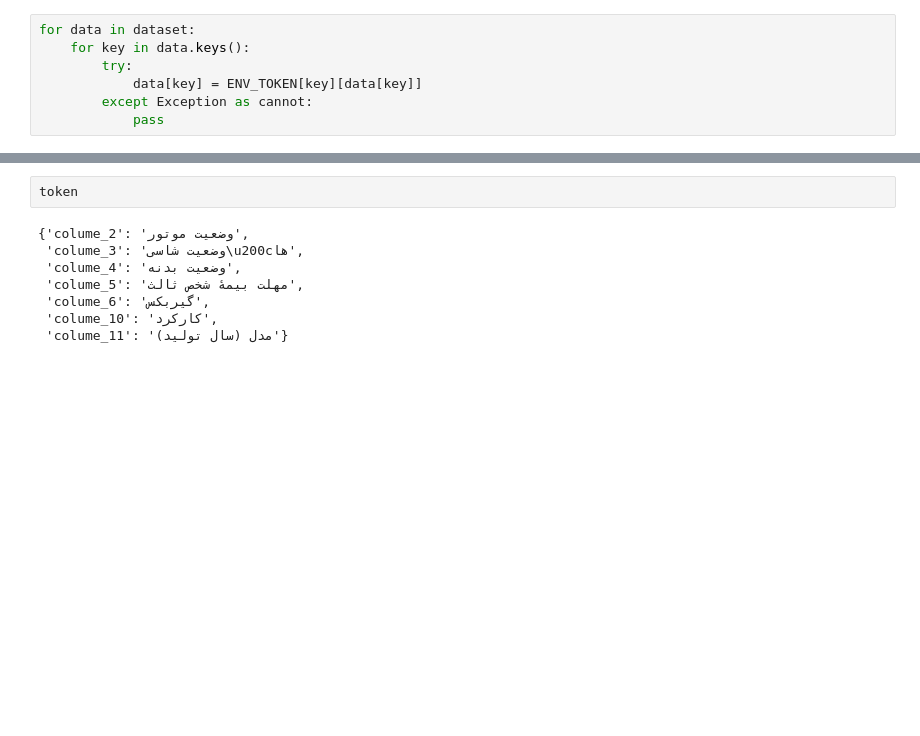
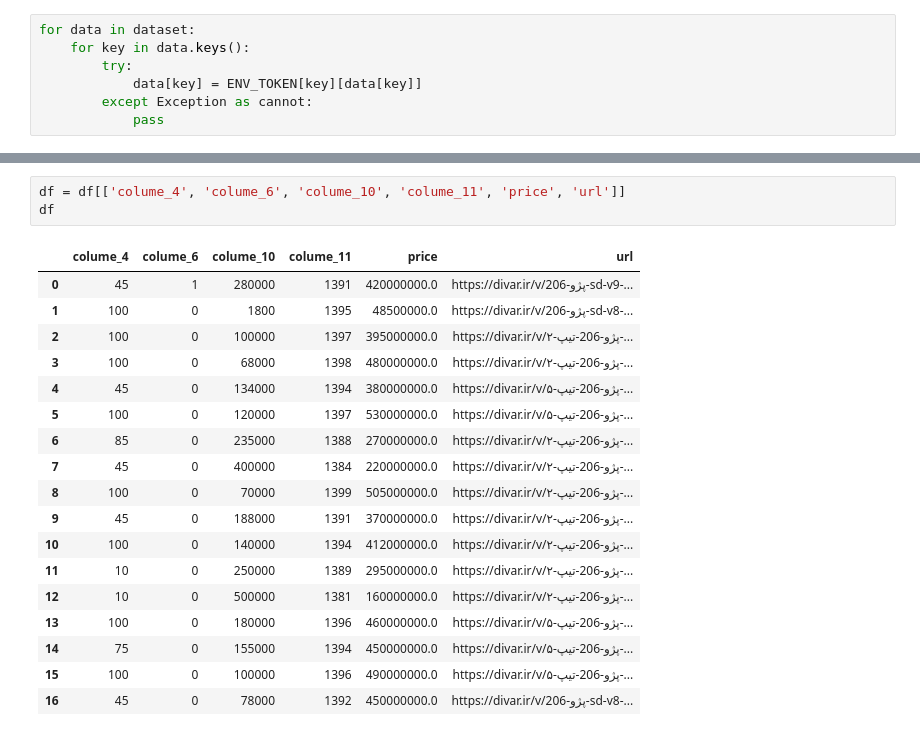
Before and after one commit to AmirRezaFarokhy/ML_Divar_BuyCar, a Jupyter notebook: main_ipy.ipynb, the cells around one changed output, grey strips where cells are left out. Cells and saved outputs as stored; diff of their text form; blank space fills up the shorter version.

```diff
--- a/main_ipy.ipynb
+++ b/main_ipy.ipynb
@@ -156,10 +200,22 @@ for col in df.columns:
-# %%
-token
-# %% [output]
-{'colume_2': 'وضعیت موتور',
- 'colume_3': 'وضعیت شاسی\u200cها',
- 'colume_4': 'وضعیت بدنه',
- 'colume_5': 'مهلت بیمهٔ شخص ثالث',
- 'colume_6': 'گیربکس',
- 'colume_10': 'کارکرد',
- 'colume_11': 'مدل (سال تولید)'}
+# %%
+df = df[['colume_4', 'colume_6', 'colume_10', 'colume_11', 'price', 'url']]
+df
+# %% [output]
+|  | colume_4 | colume_6 | colume_10 | colume_11 | price | url |
+| 0 | 45 | 1 | 280000 | 1391 | 420000000.0 | https://divar.ir/v/پژو-206-sd-v9-... |
+| 1 | 100 | 0 | 1800 | 1395 | 48500000.0 | https://divar.ir/v/پژو-206-sd-v8-... |
+| 2 | 100 | 0 | 100000 | 1397 | 395000000.0 | https://divar.ir/v/پژو-206-تیپ-۲-... |
+| 3 | 100 | 0 | 68000 | 1398 | 480000000.0 | https://divar.ir/v/پژو-206-تیپ-۲-... |
+| 4 | 45 | 0 | 134000 | 1394 | 380000000.0 | https://divar.ir/v/پژو-206-تیپ-۵-... |
+| 5 | 100 | 0 | 120000 | 1397 | 530000000.0 | https://divar.ir/v/پژو-206-تیپ-۵-... |
+| 6 | 85 | 0 | 235000 | 1388 | 270000000.0 | https://divar.ir/v/پژو-206-تیپ-۲-... |
+| 7 | 45 | 0 | 400000 | 1384 | 220000000.0 | https://divar.ir/v/پژو-206-تیپ-۲-... |
+| 8 | 100 | 0 | 70000 | 1399 | 505000000.0 | https://divar.ir/v/پژو-206-تیپ-۲-... |
+| 9 | 45 | 0 | 188000 | 1391 | 370000000.0 | https://divar.ir/v/پژو-206-تیپ-۲-... |
+| 10 | 100 | 0 | 140000 | 1394 | 412000000.0 | https://divar.ir/v/پژو-206-تیپ-۲-... |
+| 11 | 10 | 0 | 250000 | 1389 | 295000000.0 | https://divar.ir/v/پژو-206-تیپ-۲-... |
+| 12 | 10 | 0 | 500000 | 1381 | 160000000.0 | https://divar.ir/v/پژو-206-تیپ-۲-... |
+| 13 | 100 | 0 | 180000 | 1396 | 460000000.0 | https://divar.ir/v/پژو-206-تیپ-۵-... |
+| 14 | 75 | 0 | 155000 | 1394 | 450000000.0 | https://divar.ir/v/پژو-206-تیپ-۵-... |
+| 15 | 100 | 0 | 100000 | 1396 | 490000000.0 | https://divar.ir/v/پژو-206-تیپ-۵-... |
+| 16 | 45 | 0 | 78000 | 1392 | 450000000.0 | https://divar.ir/v/پژو-206-sd-v8-... |
```
Also changed, not shown: parts of 7 cells of this notebook.
